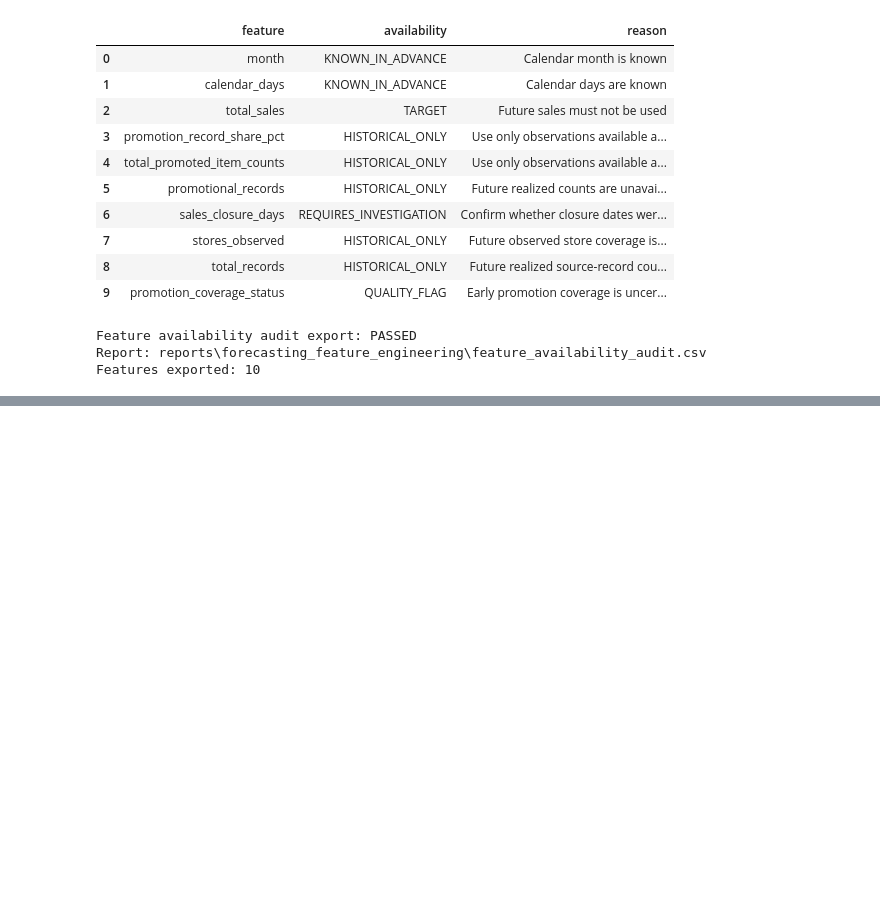
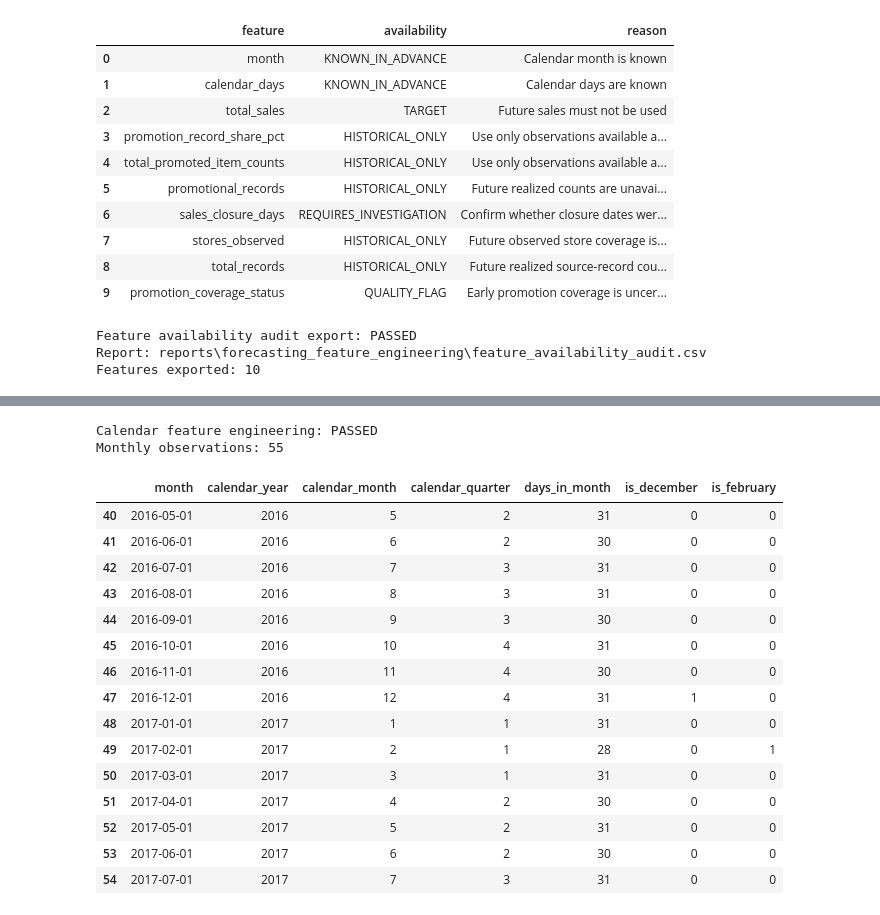
Before and after one commit to Abu-Hozaifa-Retail-Analyst/retail-sales-forecasting, a Jupyter notebook: notebooks/05_forecasting/03_calendar_promotion_feature_engineering.ipynb, the cells around one changed output, grey strips where cells are left out. Cells and saved outputs as stored; diff of their text form; code cells hidden in the pictures; blank space fills up the shorter version.

Commit message:
feat: complete calendar and promotion feature engineering

```diff
--- a/notebooks/05_forecasting/03_calendar_promotion_feature_engineering.ipynb
+++ b/notebooks/05_forecasting/03_calendar_promotion_feature_engineering.ipynb
@@ -539,0 +548,77 @@ Features exported: 10
+# %%
+# Create advance-known calendar features
+monthly_features_df["calendar_year"] = (
+    monthly_features_df["month"].dt.year
+)
+
+monthly_features_df["calendar_month"] = (
+    monthly_features_df["month"].dt.month
+)
+
+monthly_features_df["calendar_quarter"] = (
+    monthly_features_df["month"].dt.quarter
+)
+
+monthly_features_df["days_in_month"] = (
+    monthly_features_df["month"].dt.days_in_month
+)
+
+monthly_features_df["is_december"] = (
+    monthly_features_df["calendar_month"] == 12
+).astype(int)
+
+monthly_features_df["is_february"] = (
+    monthly_features_df["calendar_month"] == 2
+).astype(int)
+
+# Validate calendar features
+assert len(monthly_features_df) == 55
+assert monthly_features_df["month"].is_unique
+
+assert monthly_features_df["calendar_month"].between(1, 12).all()
+assert monthly_features_df["calendar_quarter"].between(1, 4).all()
+assert monthly_features_df["days_in_month"].between(28, 31).all()
+
+assert (
+    monthly_features_df["days_in_month"]
+    == monthly_features_df["calendar_days"]
+).all()
+
+assert monthly_features_df["is_december"].isin([0, 1]).all()
+assert monthly_features_df["is_february"].isin([0, 1]).all()
+
+print("Calendar feature engineering: PASSED")
+print("Monthly observations:", len(monthly_features_df))
+
+display(
+    monthly_features_df[
+        [
+            "month",
+            "calendar_year",
+            "calendar_month",
+            "calendar_quarter",
+            "days_in_month",
+            "is_december",
+            "is_february",
+        ]
+    ].tail(15)
+)
+# %% [output]
+Calendar feature engineering: PASSED
+Monthly observations: 55
+|  | month | calendar_year | calendar_month | calendar_quarter | days_in_month | is_december | is_february |
+| 40 | 2016-05-01 | 2016 | 5 | 2 | 31 | 0 | 0 |
+| 41 | 2016-06-01 | 2016 | 6 | 2 | 30 | 0 | 0 |
+| 42 | 2016-07-01 | 2016 | 7 | 3 | 31 | 0 | 0 |
+| 43 | 2016-08-01 | 2016 | 8 | 3 | 31 | 0 | 0 |
+| 44 | 2016-09-01 | 2016 | 9 | 3 | 30 | 0 | 0 |
+| 45 | 2016-10-01 | 2016 | 10 | 4 | 31 | 0 | 0 |
+| 46 | 2016-11-01 | 2016 | 11 | 4 | 30 | 0 | 0 |
+| 47 | 2016-12-01 | 2016 | 12 | 4 | 31 | 1 | 0 |
+| 48 | 2017-01-01 | 2017 | 1 | 1 | 31 | 0 | 0 |
+| 49 | 2017-02-01 | 2017 | 2 | 1 | 28 | 0 | 1 |
+| 50 | 2017-03-01 | 2017 | 3 | 1 | 31 | 0 | 0 |
+| 51 | 2017-04-01 | 2017 | 4 | 2 | 30 | 0 | 0 |
+| 52 | 2017-05-01 | 2017 | 5 | 2 | 31 | 0 | 0 |
+| 53 | 2017-06-01 | 2017 | 6 | 2 | 30 | 0 | 0 |
+| 54 | 2017-07-01 | 2017 | 7 | 3 | 31 | 0 | 0 |
```
Also changed, not shown: parts of 19 cells of this notebook, 2 other files.
